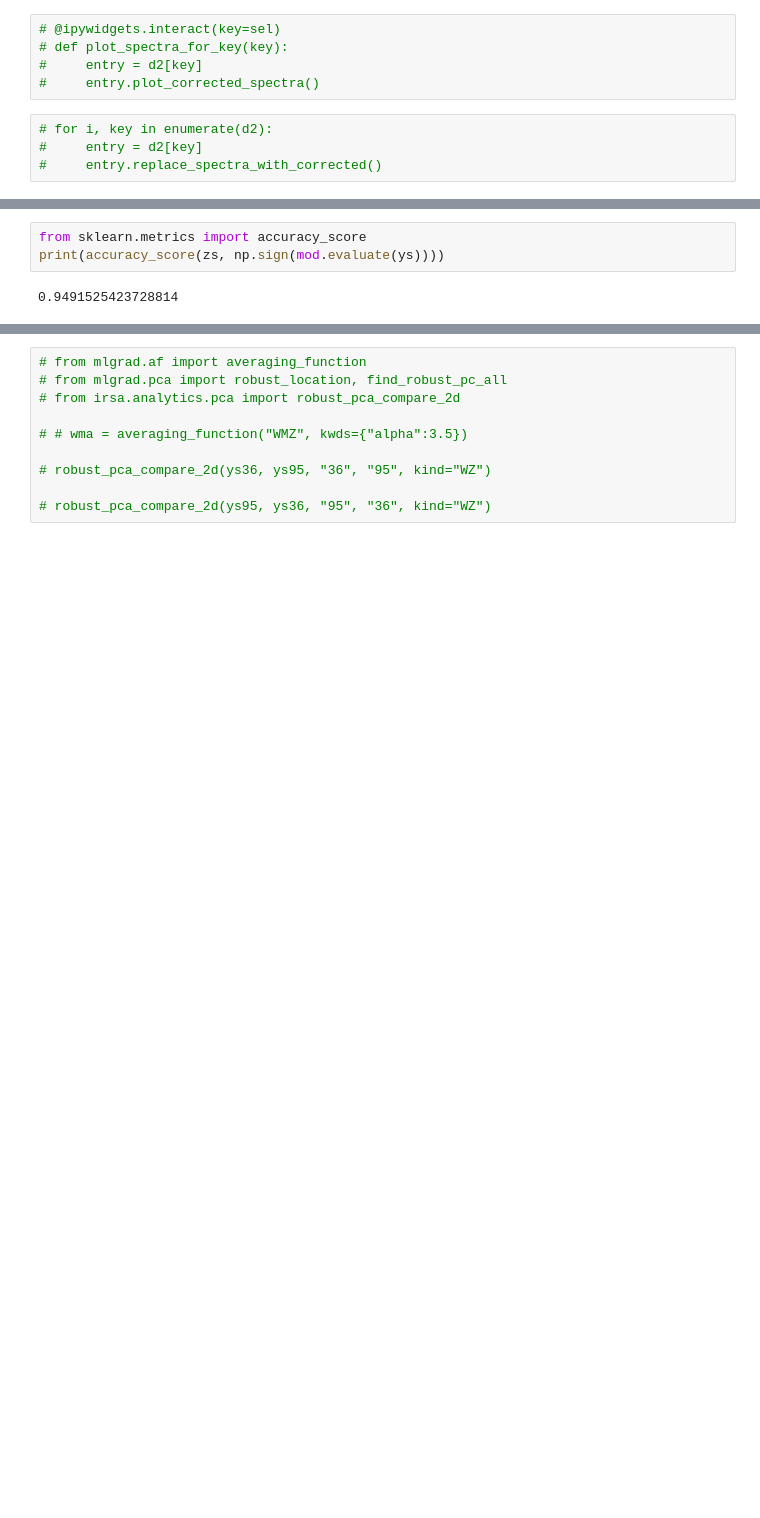
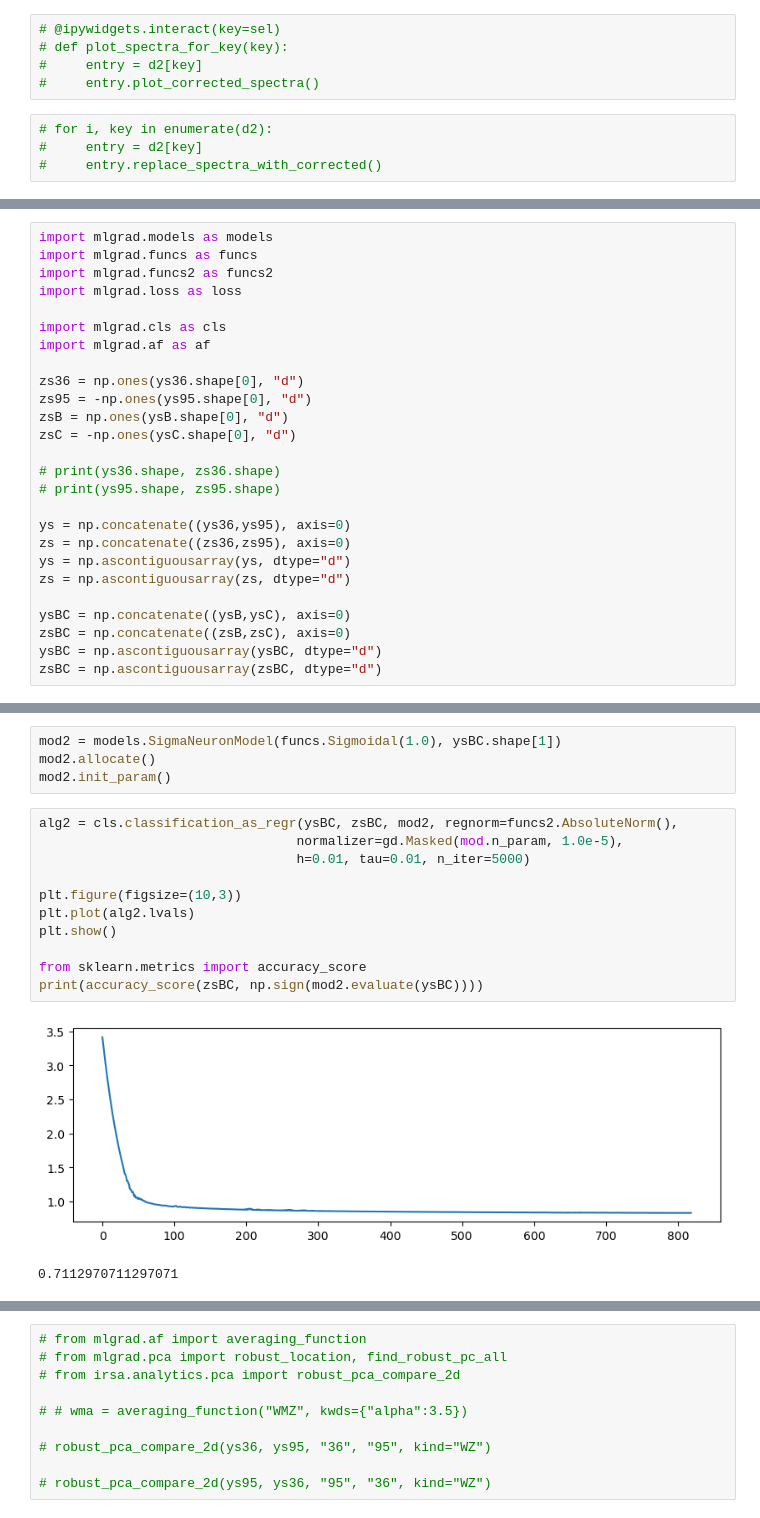
Before and after one commit to intellimath/irsa, a Jupyter notebook: examples/load_spectra.ipynb, the cells around one changed output, grey strips where cells are left out. Cells and saved outputs as stored; diff of their text form; blank space fills up the shorter version.

```diff
--- a/examples/load_spectra.ipynb
+++ b/examples/load_spectra.ipynb
@@ -304 +340,27 @@ outliers: 0
+# %%
+import mlgrad.models as models
+import mlgrad.funcs as funcs
+import mlgrad.funcs2 as funcs2
+import mlgrad.loss as loss
+
+import mlgrad.cls as cls
+import mlgrad.af as af
+
+zs36 = np.ones(ys36.shape[0], "d")
+zs95 = -np.ones(ys95.shape[0], "d")
+zsB = np.ones(ysB.shape[0], "d")
+zsC = -np.ones(ysC.shape[0], "d")
+
+# print(ys36.shape, zs36.shape)
+# print(ys95.shape, zs95.shape)
+
+ys = np.concatenate((ys36,ys95), axis=0)
+zs = np.concatenate((zs36,zs95), axis=0)
+ys = np.ascontiguousarray(ys, dtype="d")
+zs = np.ascontiguousarray(zs, dtype="d")
+
+ysBC = np.concatenate((ysB,ysC), axis=0)
+zsBC = np.concatenate((zsB,zsC), axis=0)
+ysBC = np.ascontiguousarray(ysBC, dtype="d")
+zsBC = np.ascontiguousarray(zsBC, dtype="d")
 # %%
@@ -348,5 +414,18 @@ plots.plot_cls_function(mod, ys, zs)
-# %%
-from sklearn.metrics import accuracy_score
-print(accuracy_score(zs, np.sign(mod.evaluate(ys))))
-# %% [output]
-0.9491525423728814
+# %%
+mod2 = models.SigmaNeuronModel(funcs.Sigmoidal(1.0), ysBC.shape[1])
+mod2.allocate()
+mod2.init_param()
+# %%
+alg2 = cls.classification_as_regr(ysBC, zsBC, mod2, regnorm=funcs2.AbsoluteNorm(),
+                                 normalizer=gd.Masked(mod.n_param, 1.0e-5),
+                                 h=0.01, tau=0.01, n_iter=5000)
+
+plt.figure(figsize=(10,3))
+plt.plot(alg2.lvals)
+plt.show()
+
+from sklearn.metrics import accuracy_score
+print(accuracy_score(zsBC, np.sign(mod2.evaluate(ysBC))))
+# %% [output]
+[figure, added]
+0.7112970711297071
```
Also changed, not shown: parts of 24 cells of this notebook, 3 other files.
